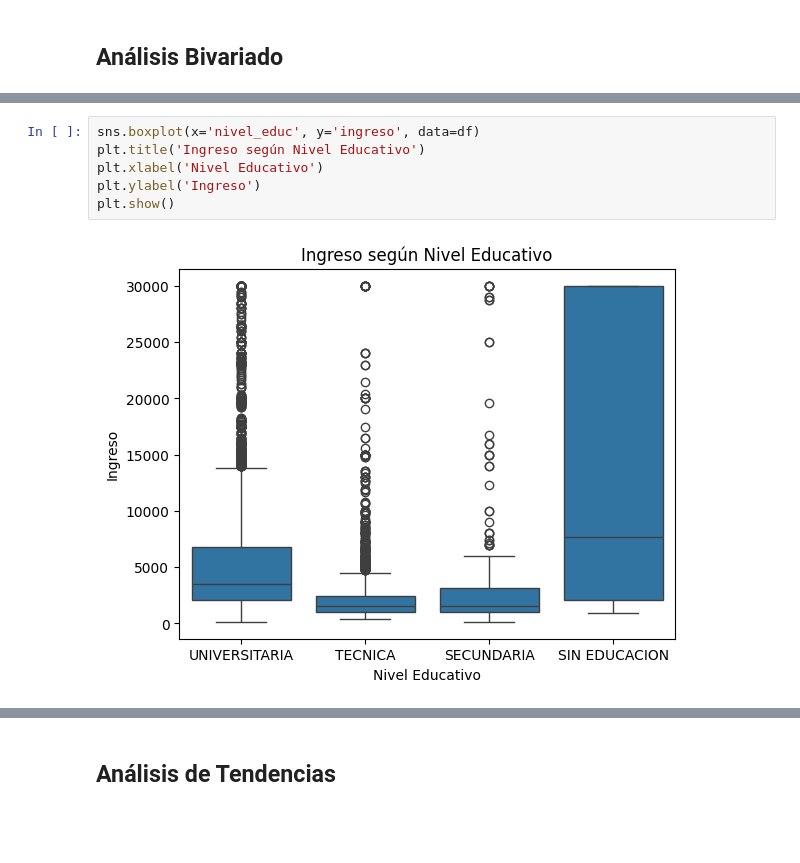
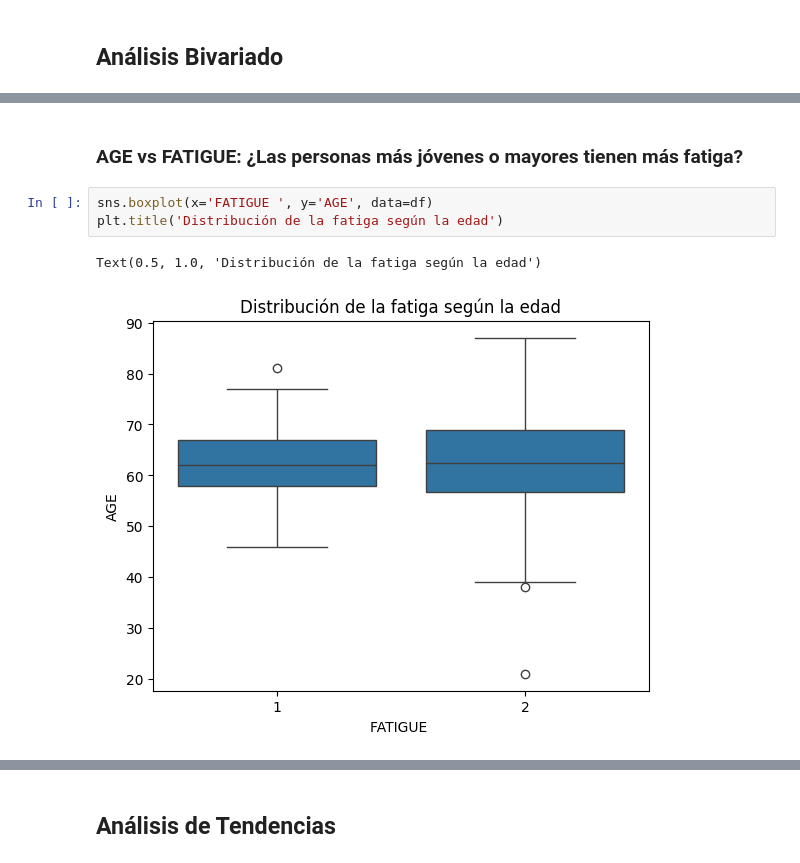
Before and after one commit to leandruko/lung-cancer, a Jupyter notebook: lung_cancer.ipynb, the cells around one changed output, grey strips where cells are left out. Cells and saved outputs as stored; diff of their text form; blank space fills up the shorter version.

```diff
--- a/lung_cancer.ipynb
+++ b/lung_cancer.ipynb
@@ -604,8 +612,8 @@ ValueError: could not convert string to float: 'M'
+# %% [markdown]
+### AGE vs FATIGUE: ¿Las personas más jóvenes o mayores tienen más fatiga?
 # %%
-sns.boxplot(x='nivel_educ', y='ingreso', data=df)
-plt.title('Ingreso según Nivel Educativo')
-plt.xlabel('Nivel Educativo')
-plt.ylabel('Ingreso')
-plt.show()
+sns.boxplot(x='FATIGUE ', y='AGE', data=df)
+plt.title('Distribución de la fatiga según la edad')
 # %% [output]
+Text(0.5, 1.0, 'Distribución de la fatiga según la edad')
-[figure, old version]
+[figure, new version]
```
Also changed, not shown: parts of 38 cells of this notebook.
